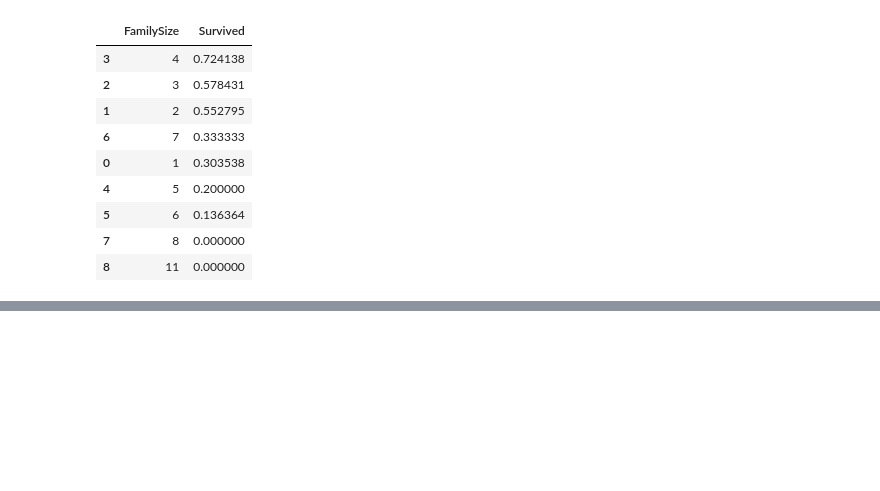
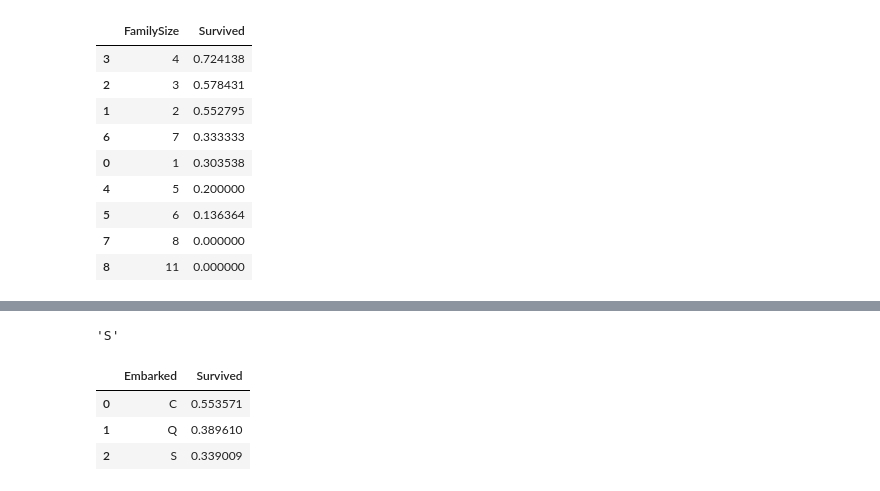
Before and after one commit to mirtanvirislam/Kaggle-Titanic-Machine-Learning-from-Disaster, a Jupyter notebook: Titanic Exploring the data.ipynb, the cells around one changed output, grey strips where cells are left out. Drawn from its saved outputs; the diff is of its cells as text; code cells hidden in the pictures; blank space fills up the shorter version.

```diff
--- a/Titanic Exploring the data.ipynb
+++ b/Titanic Exploring the data.ipynb
@@ -479,0 +503,17 @@ df_train[['FamilySize','Survived']].groupby(['FamilySize'], as_index=False).mean
+# %%
+# Fill embarked empty entries
+freq_port = df_train.Embarked.dropna().mode()[0]
+freq_port
+# %% [output]
+'S'
+# %%
+
+for dataset in combine:
+    dataset['Embarked'] = dataset['Embarked'].fillna(freq_port)
+
+df_train[['Embarked','Survived']].groupby(['Embarked'], as_index = False).mean().sort_values(by='Survived', ascending=False)
+# %% [output]
+|  | Embarked | Survived |
+| 0 | C | 0.553571 |
+| 1 | Q | 0.389610 |
+| 2 | S | 0.339009 |
```
Also changed, not shown: parts of 3 cells of this notebook.
